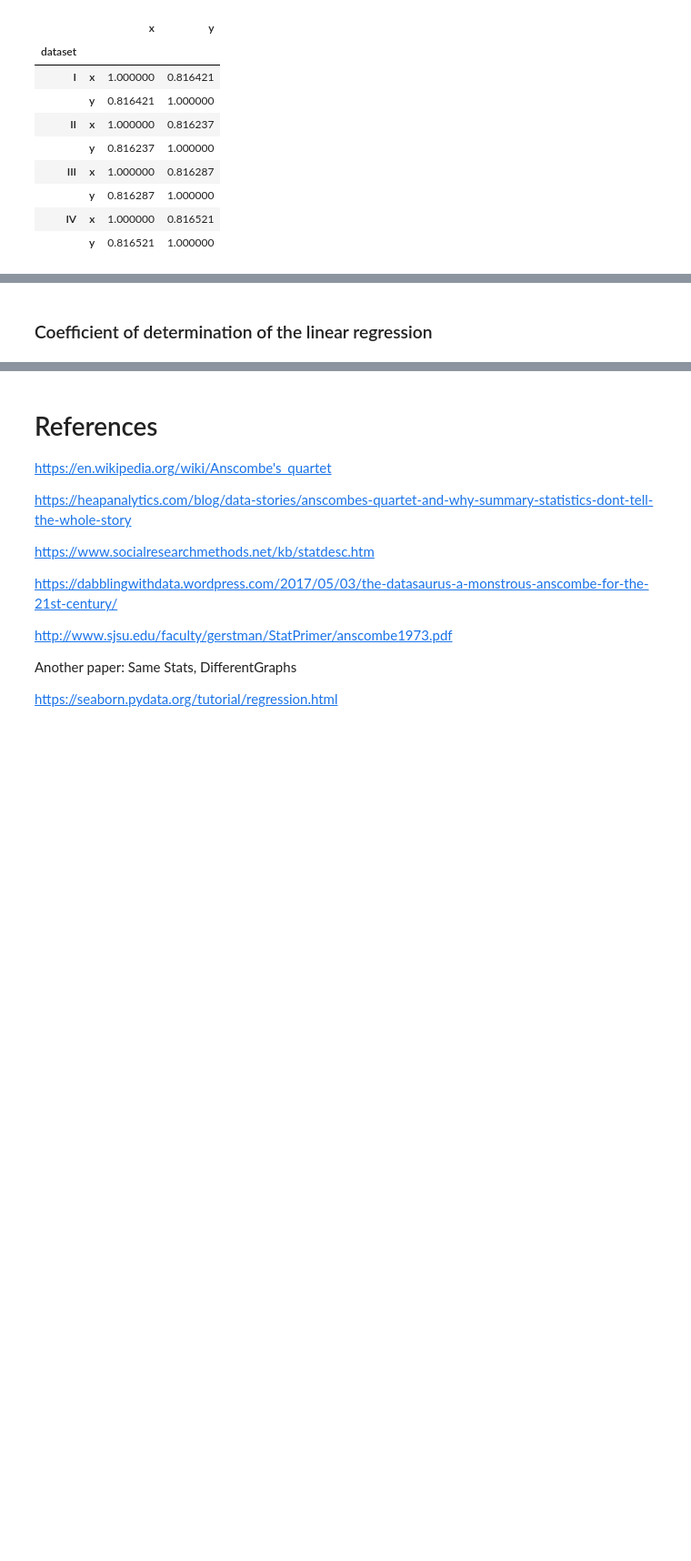
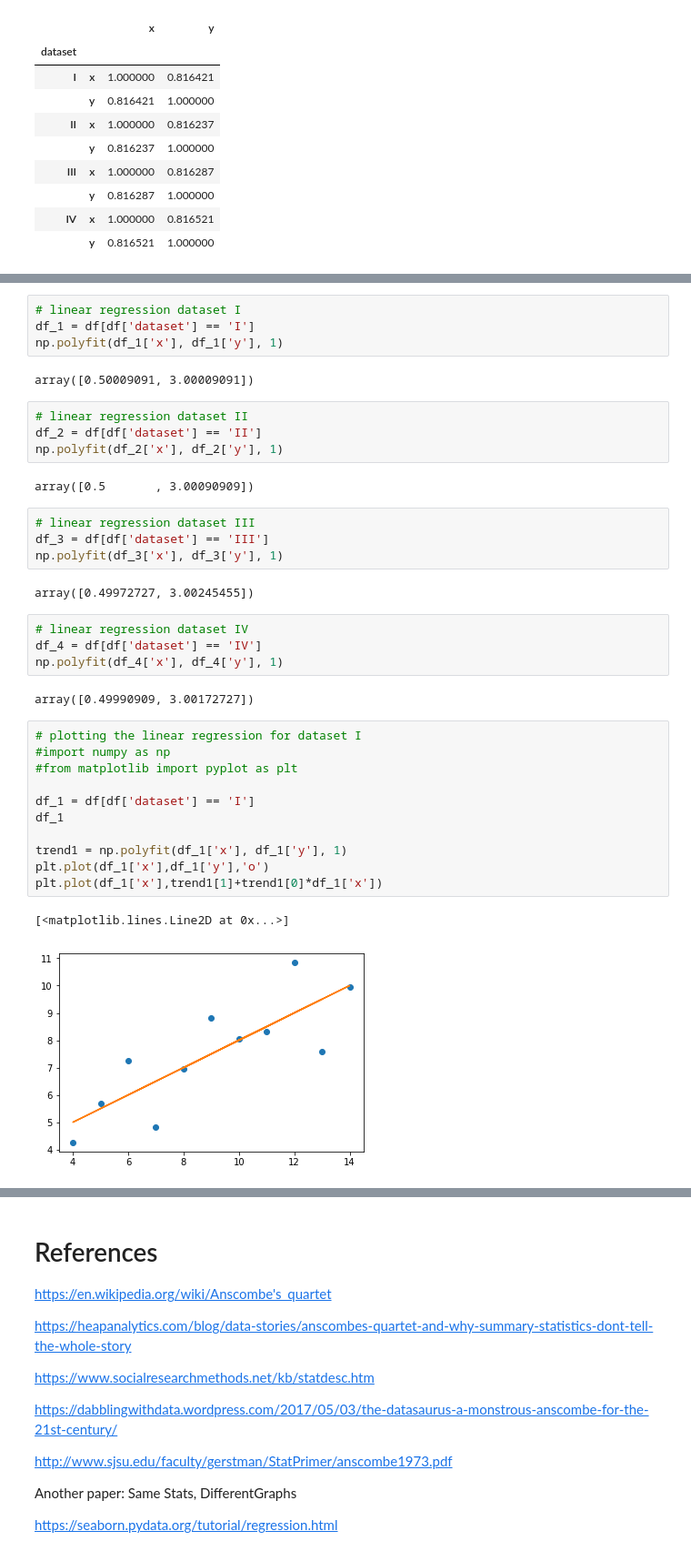
Before and after one commit to RitRa/Anscombe-s_quartet-dataset, a Jupyter notebook: Anscombe's Quartet Dataset.ipynb, the cells around one changed output, grey strips where cells are left out. Shown at 91% size. Drawn from its saved outputs; the diff is of its cells as text; blank space fills up the shorter version.

Commit message:
added linear regression and updated why it is interesting

```diff
--- a/Anscombe's Quartet Dataset.ipynb
+++ b/Anscombe's Quartet Dataset.ipynb
@@ -139,2 +107,38 @@ NameError: name 'anscombe_x' is not defined
-# %% [markdown]
-### Coefficient of determination of the linear regression
+# %%
+# linear regression dataset I
+df_1 = df[df['dataset'] == 'I']
+np.polyfit(df_1['x'], df_1['y'], 1)
+# %% [output]
+array([0.50009091, 3.00009091])
+# %%
+# linear regression dataset II
+df_2 = df[df['dataset'] == 'II']
+np.polyfit(df_2['x'], df_2['y'], 1)
+# %% [output]
+array([0.5       , 3.00090909])
+# %%
+# linear regression dataset III
+df_3 = df[df['dataset'] == 'III']
+np.polyfit(df_3['x'], df_3['y'], 1)
+# %% [output]
+array([0.49972727, 3.00245455])
+# %%
+# linear regression dataset IV
+df_4 = df[df['dataset'] == 'IV']
+np.polyfit(df_4['x'], df_4['y'], 1)
+# %% [output]
+array([0.49990909, 3.00172727])
+# %%
+# plotting the linear regression for dataset I
+#import numpy as np
+#from matplotlib import pyplot as plt
+
+df_1 = df[df['dataset'] == 'I']
+df_1
+
+trend1 = np.polyfit(df_1['x'], df_1['y'], 1)
+plt.plot(df_1['x'],df_1['y'],'o')
+plt.plot(df_1['x'],trend1[1]+trend1[0]*df_1['x'])
+# %% [output]
+[<matplotlib.lines.Line2D at 0x...>]
+[figure, added]
```
Also changed, not shown: parts of 9 cells of this notebook, 1 other file.
